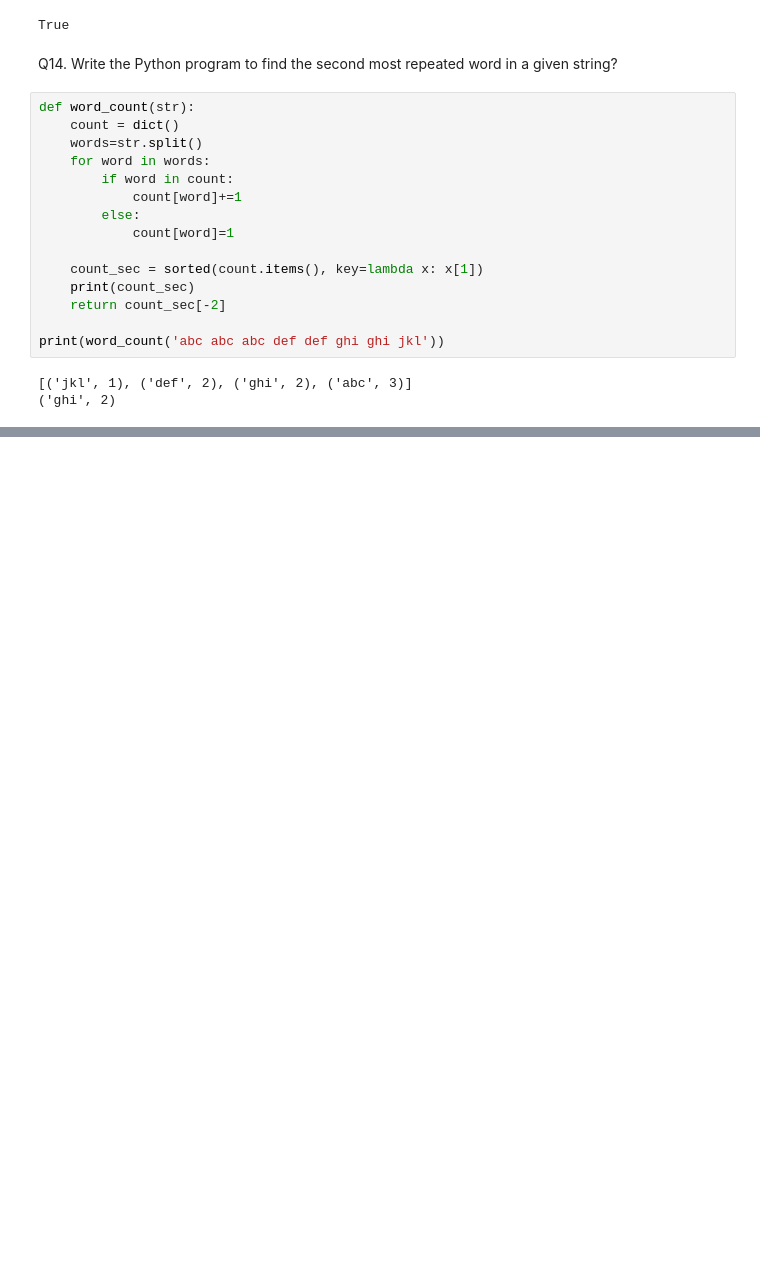
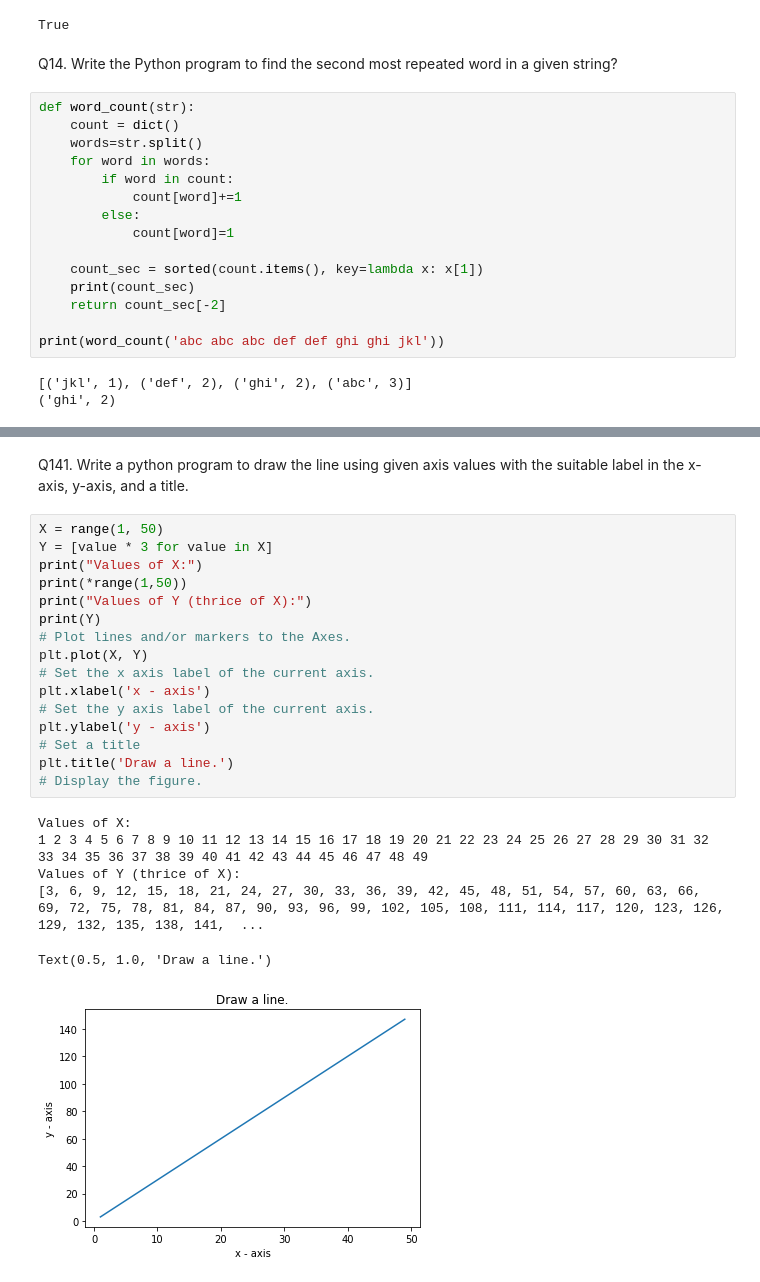
Before and after one commit to Manasmita1992/Machine-Learning, a Jupyter notebook: Python Subjective Assignment.ipynb, the cells around one changed output, grey strips where cells are left out. Saved outputs shown, nothing was run; the diff lists cells and outputs as text; blank space fills up the shorter version.

```diff
--- a/Python Subjective Assignment.ipynb
+++ b/Python Subjective Assignment.ipynb
@@ -256,0 +3187,26 @@ print(word_count('abc abc abc def def ghi ghi jkl'))
+# %% [markdown]
+Q141. Write a python program to draw the line using given axis values
+with the suitable label in the x-axis, y-axis, and a title.
+# %%
+X = range(1, 50)
+Y = [value * 3 for value in X]
+print("Values of X:")
+print(*range(1,50))
+print("Values of Y (thrice of X):")
+print(Y)
+# Plot lines and/or markers to the Axes.
+plt.plot(X, Y)
+# Set the x axis label of the current axis.
+plt.xlabel('x - axis')
+# Set the y axis label of the current axis.
+plt.ylabel('y - axis')
+# Set a title
+plt.title('Draw a line.')
+# Display the figure.
+# %% [output]
+Values of X:
+1 2 3 4 5 6 7 8 9 10 11 12 13 14 15 16 17 18 19 20 21 22 23 24 25 26 27 28 29 30 31 32 33 34 35 36 37 38 39 40 41 42 43 44 45 46 47 48 49
+Values of Y (thrice of X):
+[3, 6, 9, 12, 15, 18, 21, 24, 27, 30, 33, 36, 39, 42, 45, 48, 51, 54, 57, 60, 63, 66, 69, 72, 75, 78, 81, 84, 87, 90, 93, 96, 99, 102, 105, 108, 111, 114, 117, 120, 123, 126, 129, 132, 135, 138, 141,  ...
+Text(0.5, 1.0, 'Draw a line.')
+[figure, added]
```
Also changed, not shown: parts of 269 cells of this notebook.
